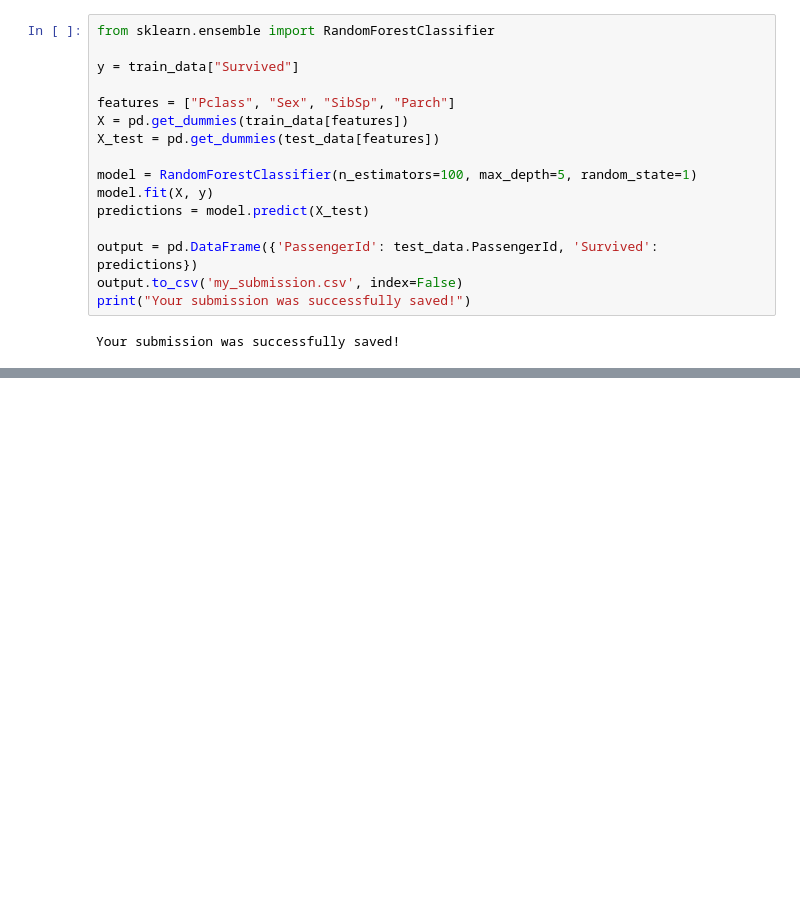
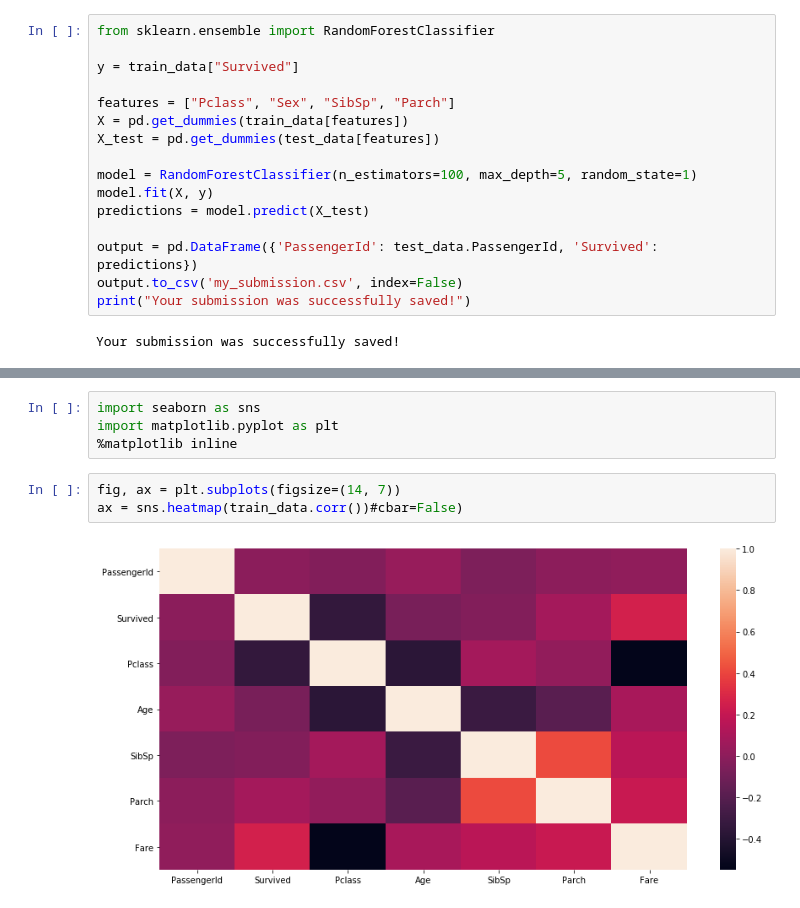
Before and after one commit to Wetpaint3/Kaggle_competitions, a Jupyter notebook: Titanic_Kaggle.ipynb, the cells around one changed output, grey strips where cells are left out. Cells and saved outputs as stored; diff of their text form; blank space fills up the shorter version.

```diff
--- a/Titanic_Kaggle.ipynb
+++ b/Titanic_Kaggle.ipynb
@@ -61,0 +71,9 @@ Your submission was successfully saved!
+# %%
+import seaborn as sns
+import matplotlib.pyplot as plt
+%matplotlib inline
+# %%
+fig, ax = plt.subplots(figsize=(14, 7))
+ax = sns.heatmap(train_data.corr())#cbar=False)
+# %% [output]
+[figure, added]
```
Also changed, not shown: parts of 4 cells of this notebook.
